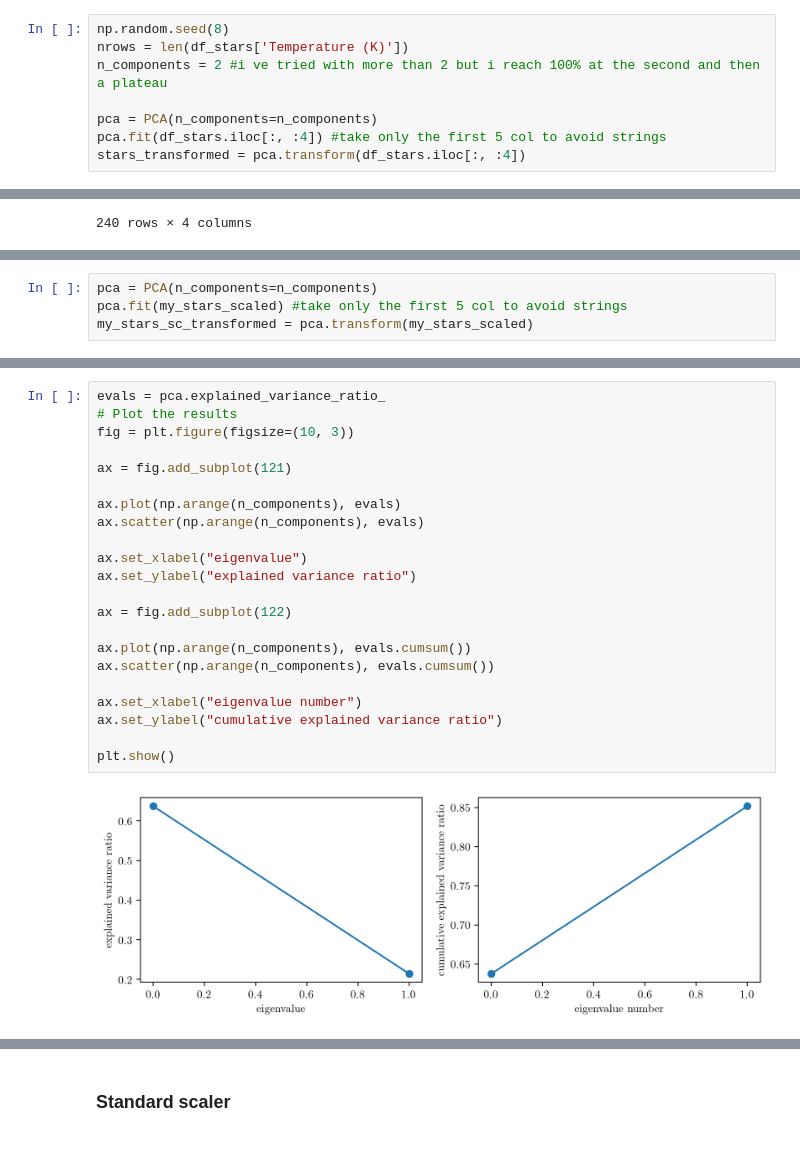
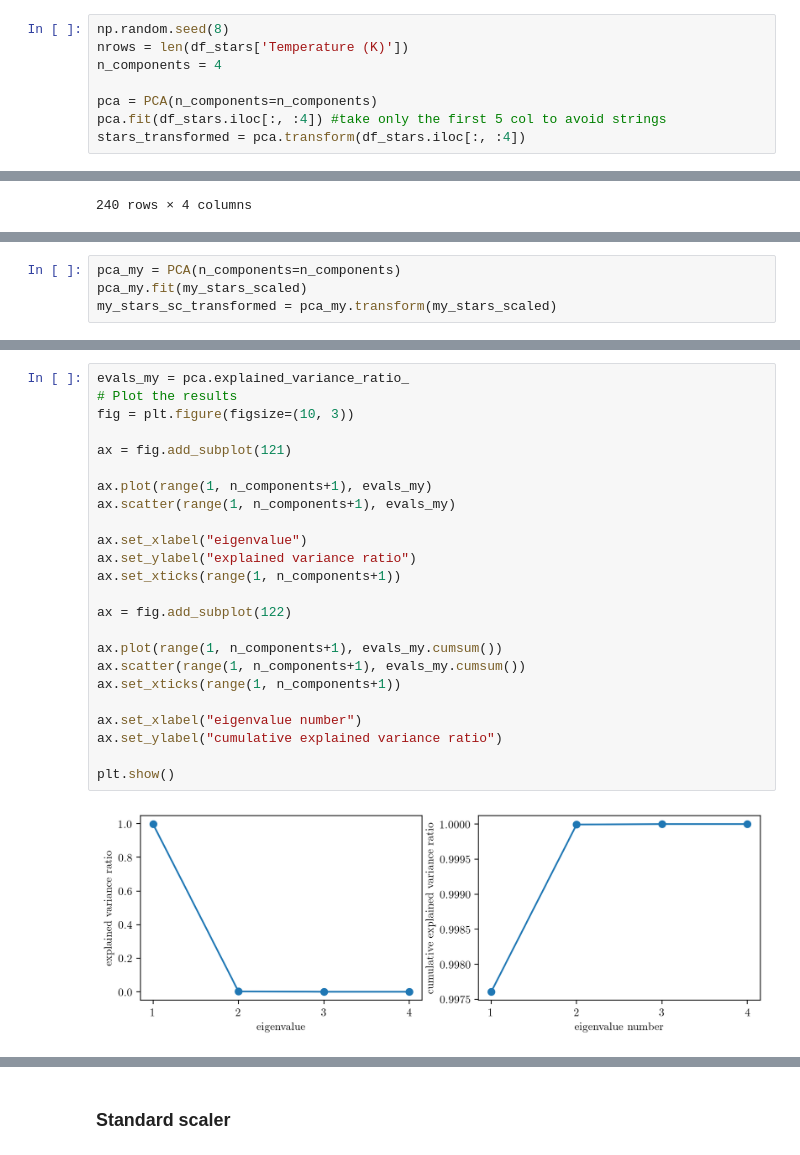
Before and after one commit to ludovicarbone/astrostatistics_bicocca_2024, a Jupyter notebook: working/L15_es.ipynb, the cells around one changed output, grey strips where cells are left out. Drawn from its saved outputs; the diff is of its cells as text.

```diff
--- a/working/L15_es.ipynb
+++ b/working/L15_es.ipynb
@@ -124,7 +130,7 @@ plt.show()
 # %%
 np.random.seed(8)
 nrows = len(df_stars['Temperature (K)'])
-n_components = 2 #i ve tried with more than 2 but i reach 100% at the second and then a plateau
+n_components = 4
 
 pca = PCA(n_components=n_components)
 pca.fit(df_stars.iloc[:, :4]) #take only the first 5 col to avoid strings
@@ -202,4 +205,4 @@ plt.show()
 # %%
-pca = PCA(n_components=n_components)
-pca.fit(my_stars_scaled) #take only the first 5 col to avoid strings
-my_stars_sc_transformed = pca.transform(my_stars_scaled)
+pca_my = PCA(n_components=n_components)
+pca_my.fit(my_stars_scaled)
+my_stars_sc_transformed = pca_my.transform(my_stars_scaled)
@@ -213,24 +209,26 @@ plt.show()
 # %%
-evals = pca.explained_variance_ratio_
+evals_my = pca.explained_variance_ratio_
 # Plot the results
 fig = plt.figure(figsize=(10, 3))
 
 ax = fig.add_subplot(121)
 
-ax.plot(np.arange(n_components), evals)
-ax.scatter(np.arange(n_components), evals)
+ax.plot(range(1, n_components+1), evals_my)
+ax.scatter(range(1, n_components+1), evals_my)
 
 ax.set_xlabel("eigenvalue")
 ax.set_ylabel("explained variance ratio")
+ax.set_xticks(range(1, n_components+1))
 
 ax = fig.add_subplot(122)
 
-ax.plot(np.arange(n_components), evals.cumsum())
-ax.scatter(np.arange(n_components), evals.cumsum())
+ax.plot(range(1, n_components+1), evals_my.cumsum())
+ax.scatter(range(1, n_components+1), evals_my.cumsum())
+ax.set_xticks(range(1, n_components+1))
 
 ax.set_xlabel("eigenvalue number")
 ax.set_ylabel("cumulative explained variance ratio")
 
 plt.show()
 # %% [output]
-[figure, old version]
+[figure, new version]
```
Also changed, not shown: parts of 23 cells of this notebook, 2 other files.
